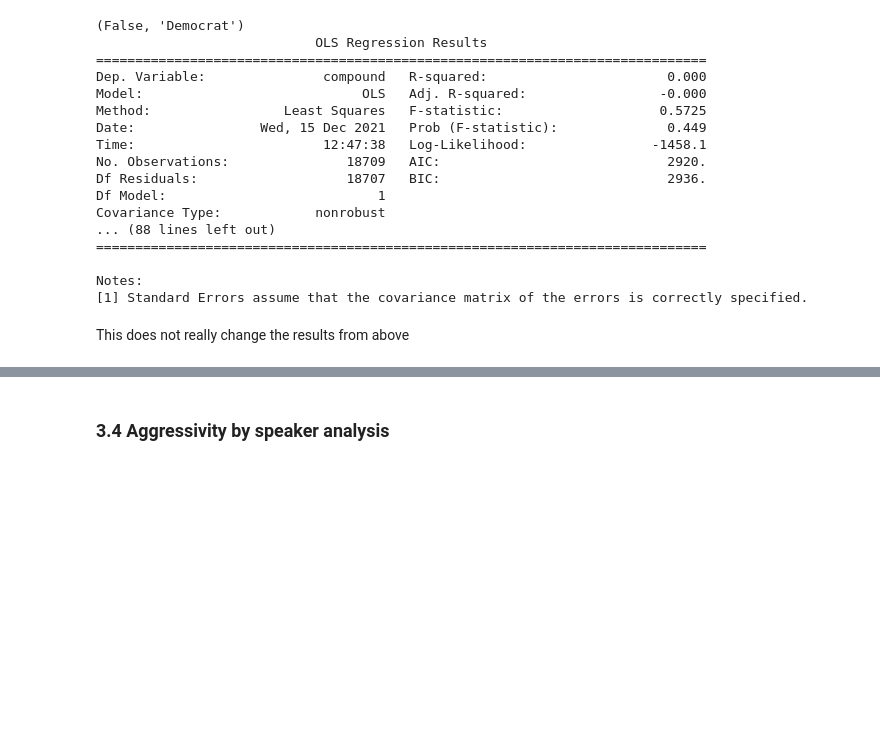
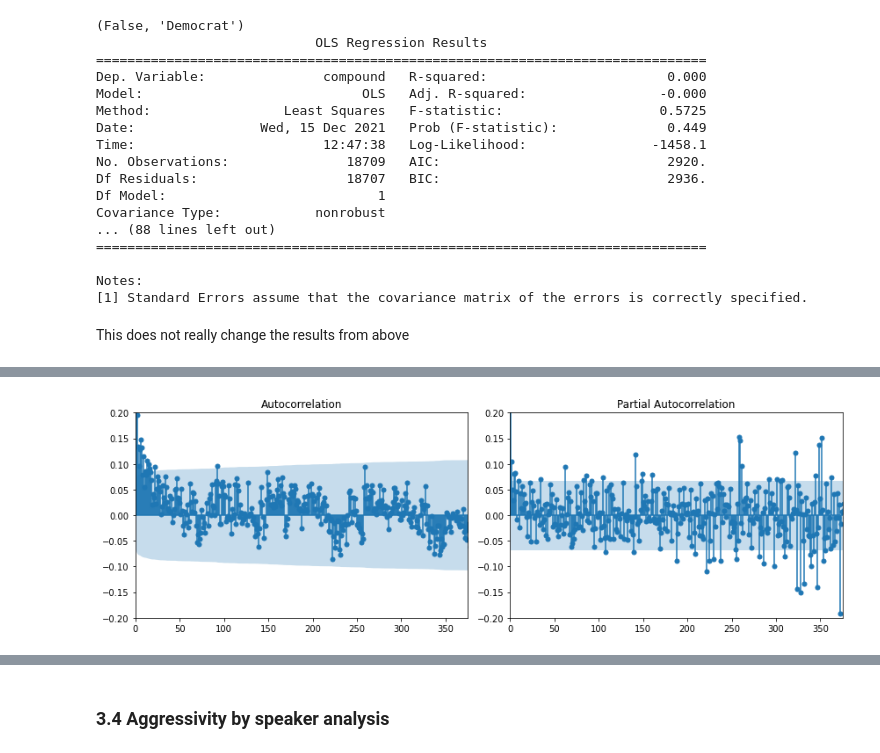
Before and after one commit to epfl-ada/ada-2021-project-apa, a Jupyter notebook: sentiment_eda.ipynb, the cells around one changed output, grey strips where cells are left out. Cells and saved outputs as stored; diff of their text form; code cells hidden in the pictures; blank space fills up the shorter version.

```diff
--- a/sentiment_eda.ipynb
+++ b/sentiment_eda.ipynb
@@ -388,5 +389,6 @@ counter(df_dem, 'quotation_clean', 15, 'Democrats Quotes')
 mean_compound_score = df.groupby('date_simp').mean()['compound']
 mean_compound_score_pos = df[df['pos_sentiment'] == True].groupby('date_simp').mean()['compound']
 mean_compound_score_neg = df[df['pos_sentiment'] == False].groupby('date_simp').mean()['compound']
+mean_compound_score_late = mean_compound_score[mean_compound_score.index > np.datetime64('2018-01-01')]
 # %% [markdown]
 We may firstly look at if we visually can see any trends in the data. For this we look at the compound scores over time.
@@ -541,0 +553,25 @@ ax.set_xlim((0, 0.5))
+# %%
+fig, axes = plt.subplots(1,2,figsize=(12,4))
+ax = axes[0]
+plot_acf(mean_compound_score_late, ax=ax, lags=400)
+ax = axes[1]
+plot_pacf(mean_compound_score_late, ax=ax, lags=400)
+
+for ax in axes.flatten():
+    ax.set_xlim((0, 375))
+    ax.set_ylim((-0.2, 0.2))
+    ax.set_xlabel('Lag')
+
+fig.tight_layout()
+
+# fig, ax = plt.subplots(1,1,figsize=(10,6))
+# N, T = len(mean_compound_score_late), 1
+# mean_compound_score_fft = scipy.fft.fft(mean_compound_score_late.values)
+# mean_compound_score_freq = scipy.fft.fftfreq(N, T)[:N//2]
+# ax.plot(mean_compound_score_freq, 20*np.log10(2.0/N * np.abs(mean_compound_score_fft[:N//2])))
+# ax.set_xlabel('Frequency (cycles/per day)')
+# ax.set_ylabel('Energy [dB]')
+# ax.set_title('Fourier spectrum')
+# ax.set_xlim((0, 0.5))
+# %% [output]
+[figure, added]
```
Also changed, not shown: parts of 19 cells of this notebook.
